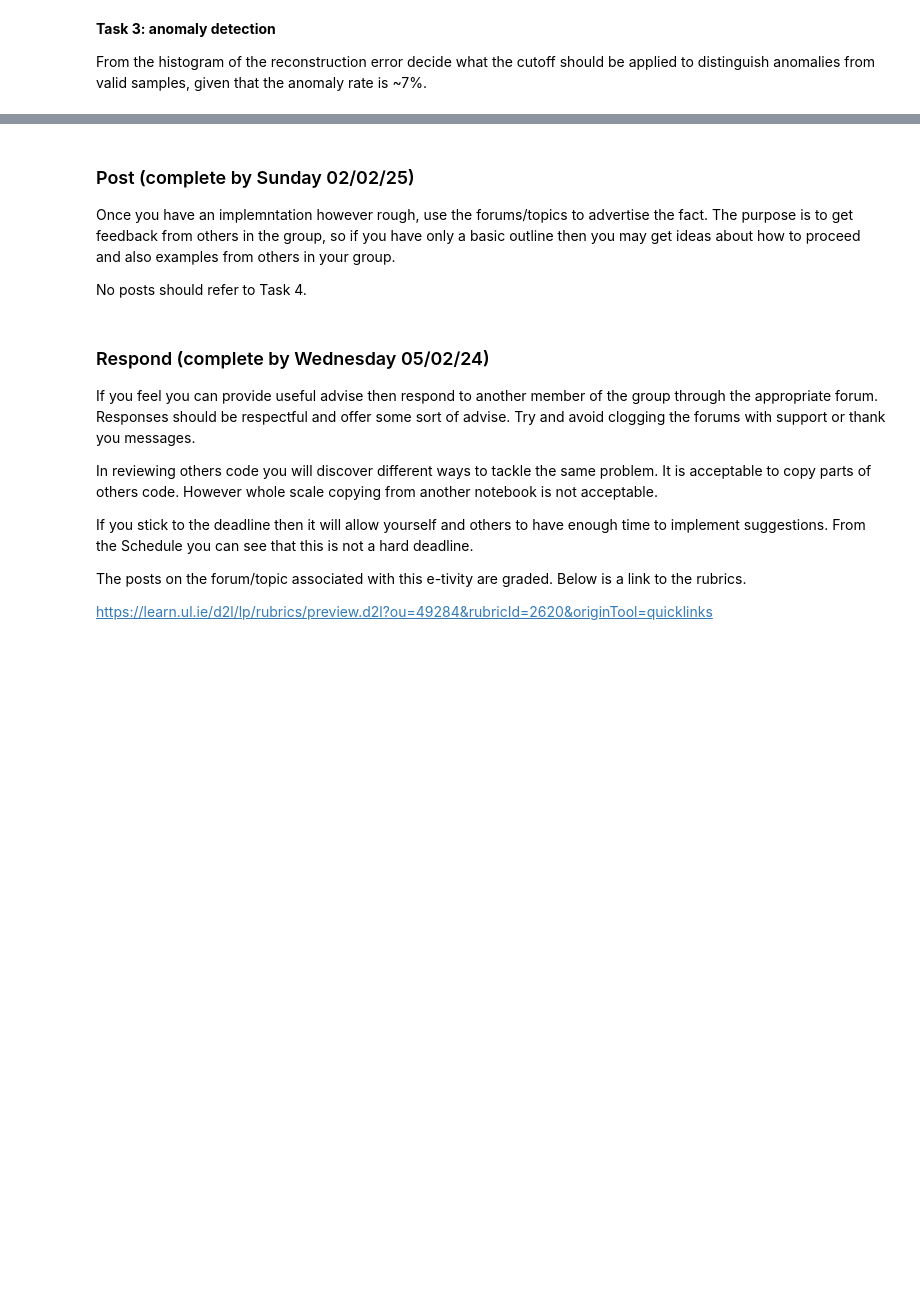
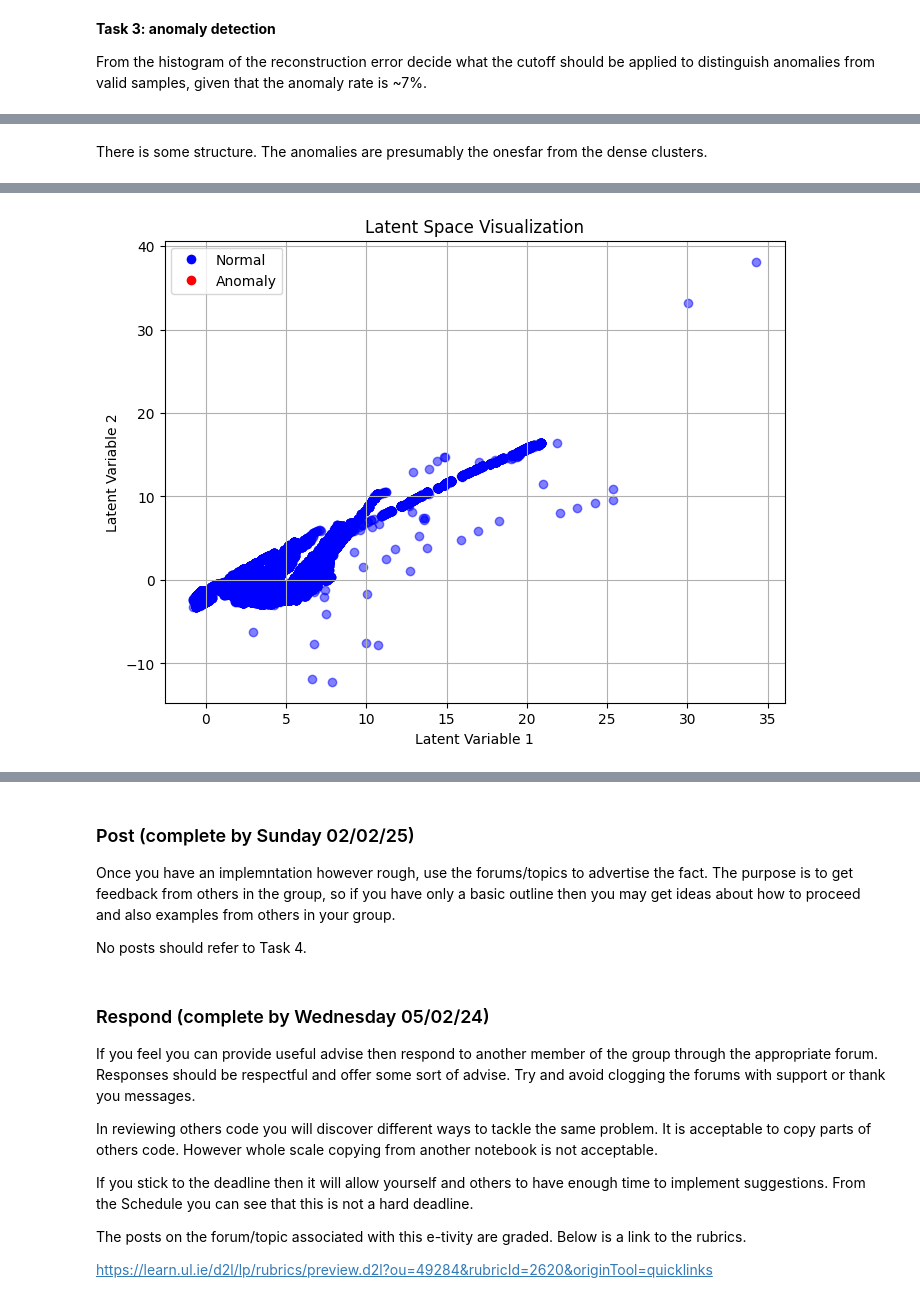
Before and after one commit to Noonansean1/CS5004, a Jupyter notebook: e-tivities/Etivity1_23300159.ipynb, the cells around one changed output, grey strips where cells are left out. Drawn from its saved outputs; the diff is of its cells as text; code cells hidden in the pictures; blank space fills up the shorter version.

```diff
--- a/e-tivities/Etivity1_23300159.ipynb
+++ b/e-tivities/Etivity1_23300159.ipynb
@@ -115,7 +133,7 @@ df_unlabelled.head()
 from sklearn.model_selection import train_test_split
 
 # Split the data into training and testing sets
-df_train, df_test = train_test_split(df_unlabelled, test_size=0.2, random_state=42)
+df_train, df_test = train_test_split(df, test_size=0.3, random_state=42)
 
 # Print sizes to verify
 print(f"Training set size: {len(df_train)}")
@@ -126,3 +146,8 @@ Testing set size: 9820
+# %%
+X_train = df_train.drop("Anom", axis=1)
+Y_train = df_train[['Anom']].copy()
+X_test = df_test.drop("Anom", axis=1)
+Y_test = df_test[['Anom']].copy()
 # %% [markdown]
 **Task 2: model generation and training**
 
@@ -477,0 +496,27 @@ plt.show()
+# %% [markdown]
+There is some structure. The anomalies are presumably the onesfar from the dense clusters.
+# %%
+import matplotlib.pyplot as plt
+
+# Transform the training data into the latent space
+latent_space = encoded.predict(train_data)
+
+# Define colors: Normal samples (blue), Anomalies (red)
+colors = ['red' if label == 1 else 'blue' for label in Y_train]  # Y_train should contain 0 (normal) and 1 (anomaly)
+
+# Plot the latent space with different colors for anomalies
+plt.figure(figsize=(8, 6))
+plt.scatter(latent_space[:, 0], latent_space[:, 1], c=colors, alpha=0.5)
+plt.xlabel('Latent Variable 1')
+plt.ylabel('Latent Variable 2')
+plt.title('Latent Space Visualization')
+plt.grid(True)
+
+# Add legend
+from matplotlib.lines import Line2D
+legend_elements = [Line2D([0], [0], marker='o', color='w', label='Normal', markersize=8, markerfacecolor='blue'),
+                   Line2D([0], [0], marker='o', color='w', label='Anomaly', markersize=8, markerfacecolor='red')]
+plt.legend(handles=legend_elements)
+
+plt.show()
+# %% [output]
@@ -477,0 +524 @@ plt.show()
+[figure, added]
```
Also changed, not shown: parts of 28 cells of this notebook.
